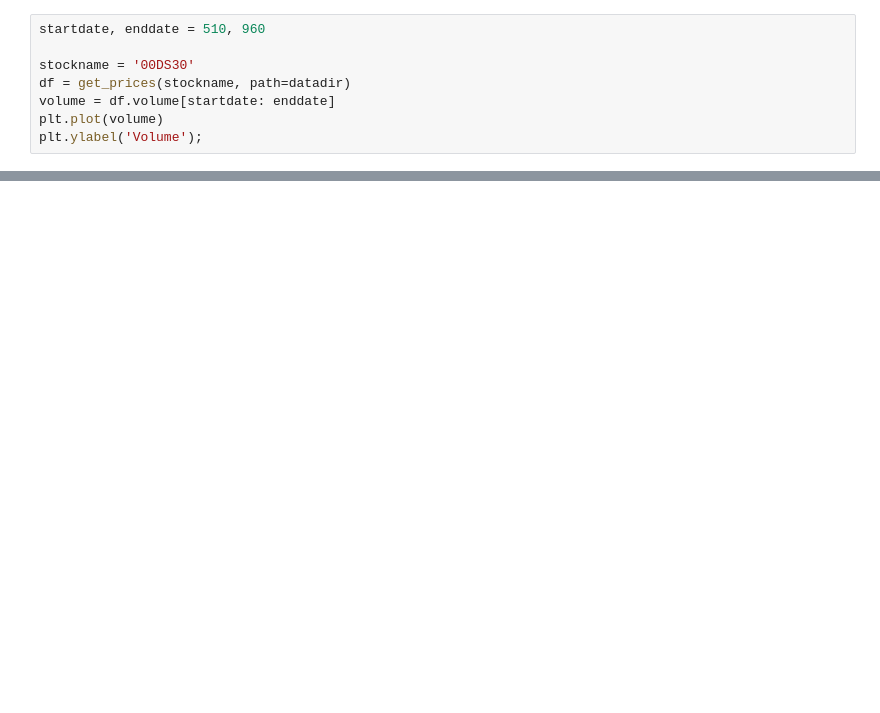
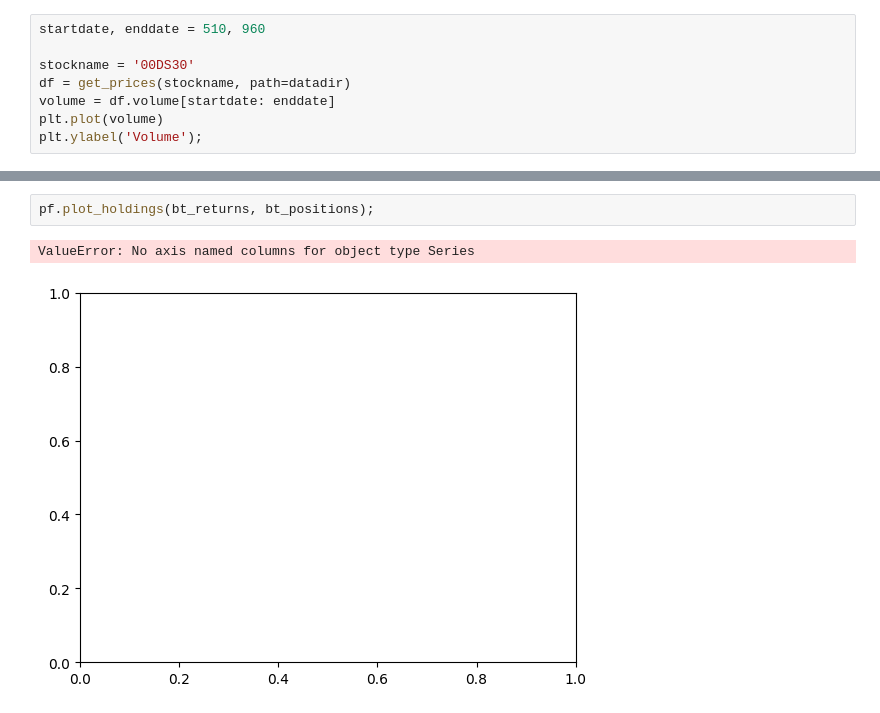
Before and after one commit to quantrocket-codeload/quant-finance-lectures, a Jupyter notebook: notebooks/33. portfolio-analysis-with-pyfolio.ipynb, the cells around one changed output, grey strips where cells are left out. Drawn from its saved outputs; the diff is of its cells as text; blank space fills up the shorter version.

```diff
--- a/notebooks/33. portfolio-analysis-with-pyfolio.ipynb
+++ b/notebooks/33. portfolio-analysis-with-pyfolio.ipynb
@@ -22,0 +117,5 @@ plt.ylabel('Volume');
+# %%
+pf.plot_holdings(bt_returns, bt_positions);
+# %% [output]
+ValueError: No axis named columns for object type Series
+[figure, added]
```
Also changed, not shown: parts of 20 cells of this notebook, 21 other files.
